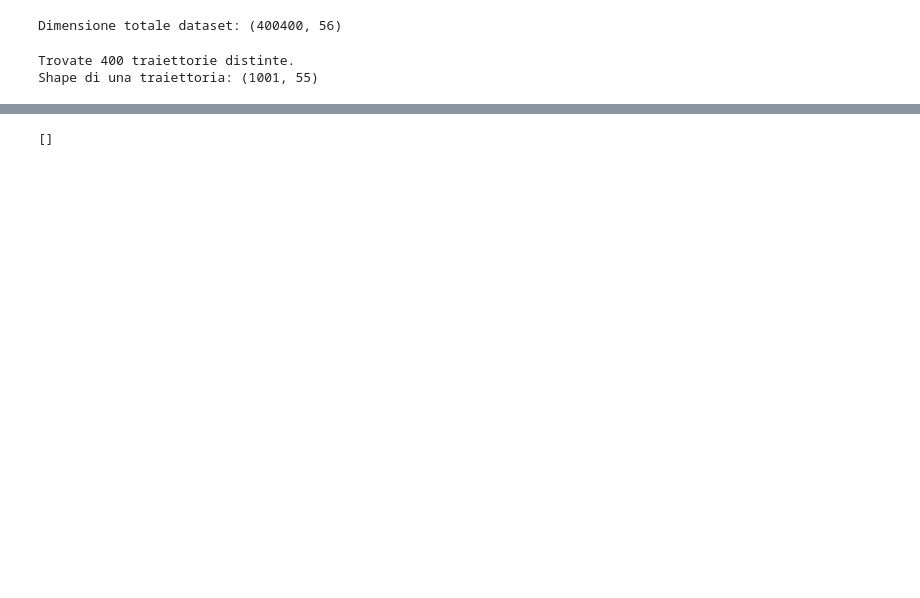
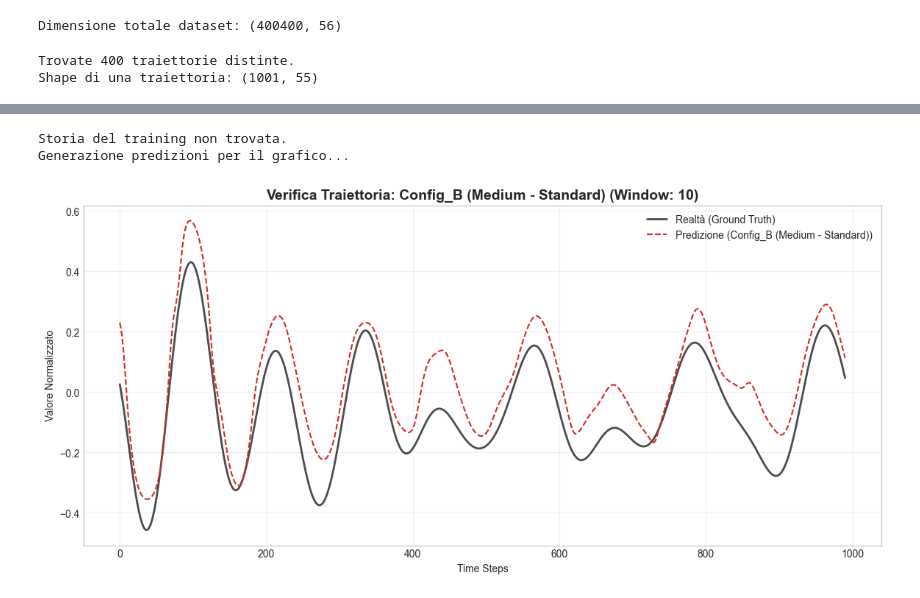
Before and after one commit to aldogioia/deep, a Jupyter notebook: notebooks/main_notebook.ipynb, the cells around one changed output, grey strips where cells are left out. Drawn from its saved outputs; the diff is of its cells as text; code cells hidden in the pictures; blank space fills up the shorter version.

Commit message:
Fatto il training con varie configurazioni di hyperparam. Salvati i pesi risultanti dal training delle varie configurazioni. Implementato il transformer

```diff
--- a/notebooks/main_notebook.ipynb
+++ b/notebooks/main_notebook.ipynb
@@ -141,5 +105,3 @@ class QuantumRNN(Model):
         x = self.gru1(x, training=training)
         x = self.gru2(x, training=training)
         return self.dense_out(x)
-# %%
-model = QuantumRNN(hidden_units=64, output_dim=55, dropout_rate=0.2)
@@ -458,5 +702,32 @@ plot_trajectory_check(model, test_traj_norm, scaler, window_size=10)
-# %%
-import tensorflow as tf
-print(tf.config.list_physical_devices('GPU'))
-# %% [output]
-[]
+# %%
+# --- ESECUZIONE GRAFICI RNN ---
+
+# 1. Grafico Fasi Training (usando la history salvata nel dizionario results)
+if best_config_name in results:
+    print(f"Generazione grafico Fasi per: {best_config_name}")
+    plot_training_phases_detailed(
+        results[best_config_name],
+        best_config_name,
+        filename="best_rnn_training.png"
+    )
+else:
+    print("Storia del training non trovata.")
+
+# 2. Grafico Predizione (usando il best_model ricaricato)
+if 'test_traj_norm' in globals() and 'best_model' in globals():
+    # Recuperiamo la window size vincente
+    win_size = next(conf['window_size'] for conf in HYPERPARAMETERS_LIST if conf['name'] == best_config_name)
+
+    plot_trajectory_check(
+        best_model,
+        test_traj_norm,
+        window_size=win_size,
+        config_name=best_config_name,
+        filename="../plots/best_rnn_prediction.png"
+    )
+else:
+    print("Variabili necessarie per i grafici non trovate. Assicurati che il training sia finito.")
+# %% [output]
+Storia del training non trovata.
+Generazione predizioni per il grafico...
+[figure, added]
```
Also changed, not shown: parts of 14 cells of this notebook, 10 other files.
